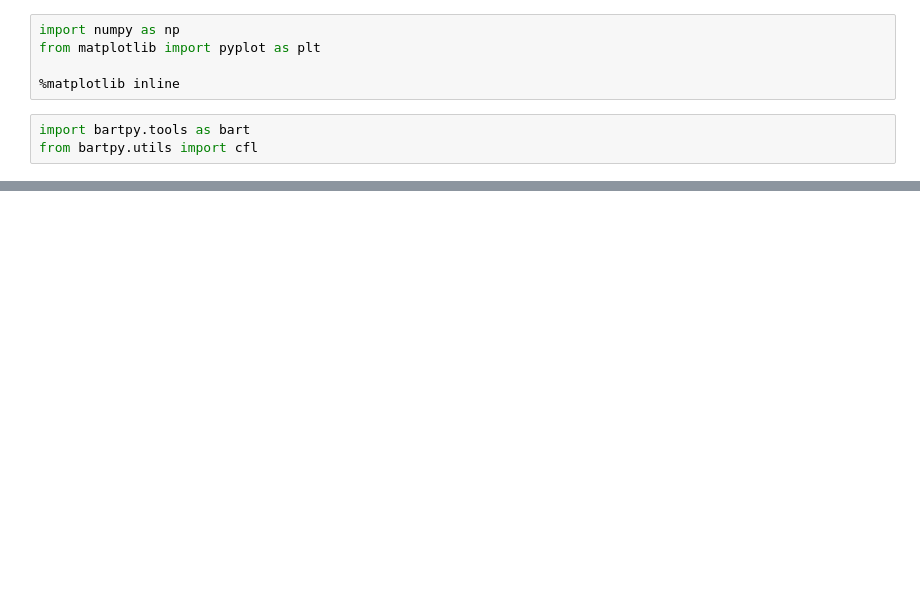
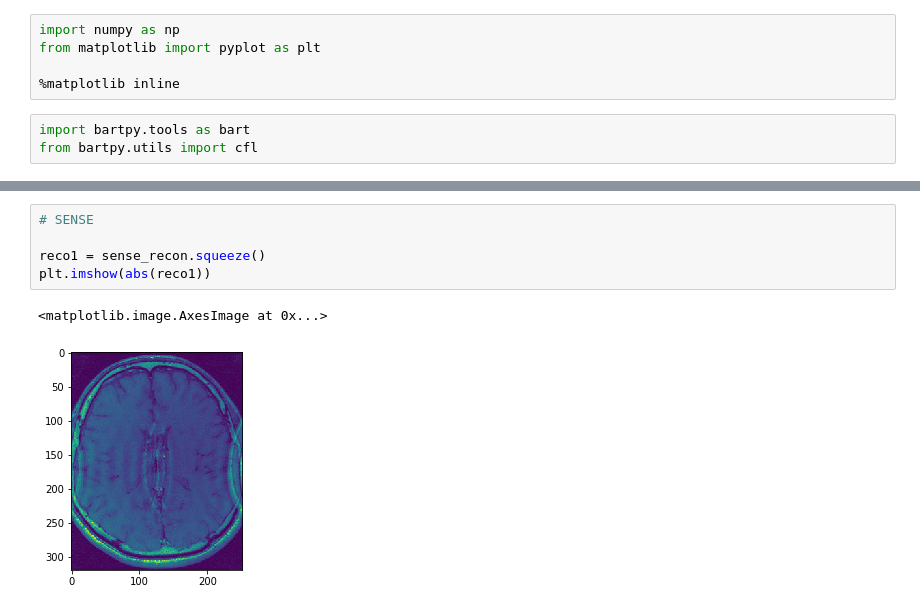
Before and after one commit to malits/bartpy, a Jupyter notebook: demos/Reconstruction of undersampled data with small FOV.ipynb, the cells around one changed output, grey strips where cells are left out. Drawn from its saved outputs; the diff is of its cells as text; blank space fills up the shorter version.

```diff
--- a/demos/Reconstruction of undersampled data with small FOV.ipynb
+++ b/demos/Reconstruction of undersampled data with small FOV.ipynb
@@ -56,0 +36,8 @@ options:
+# %%
+# SENSE
+
+reco1 = sense_recon.squeeze()
+plt.imshow(abs(reco1))
+# %% [output]
+<matplotlib.image.AxesImage at 0x...>
+[figure, added]
```
Also changed, not shown: parts of 15 cells of this notebook, 1 other file.
